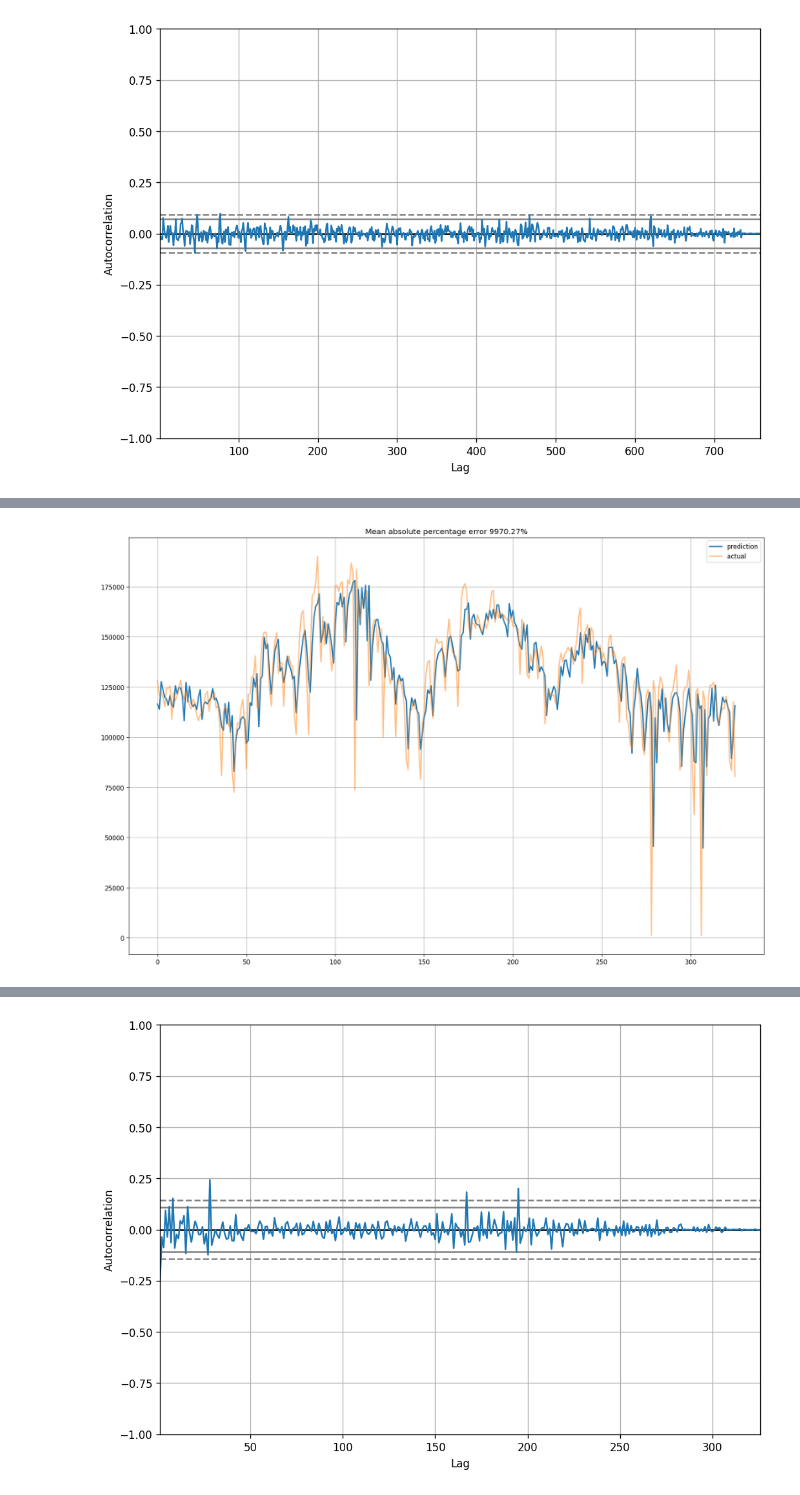
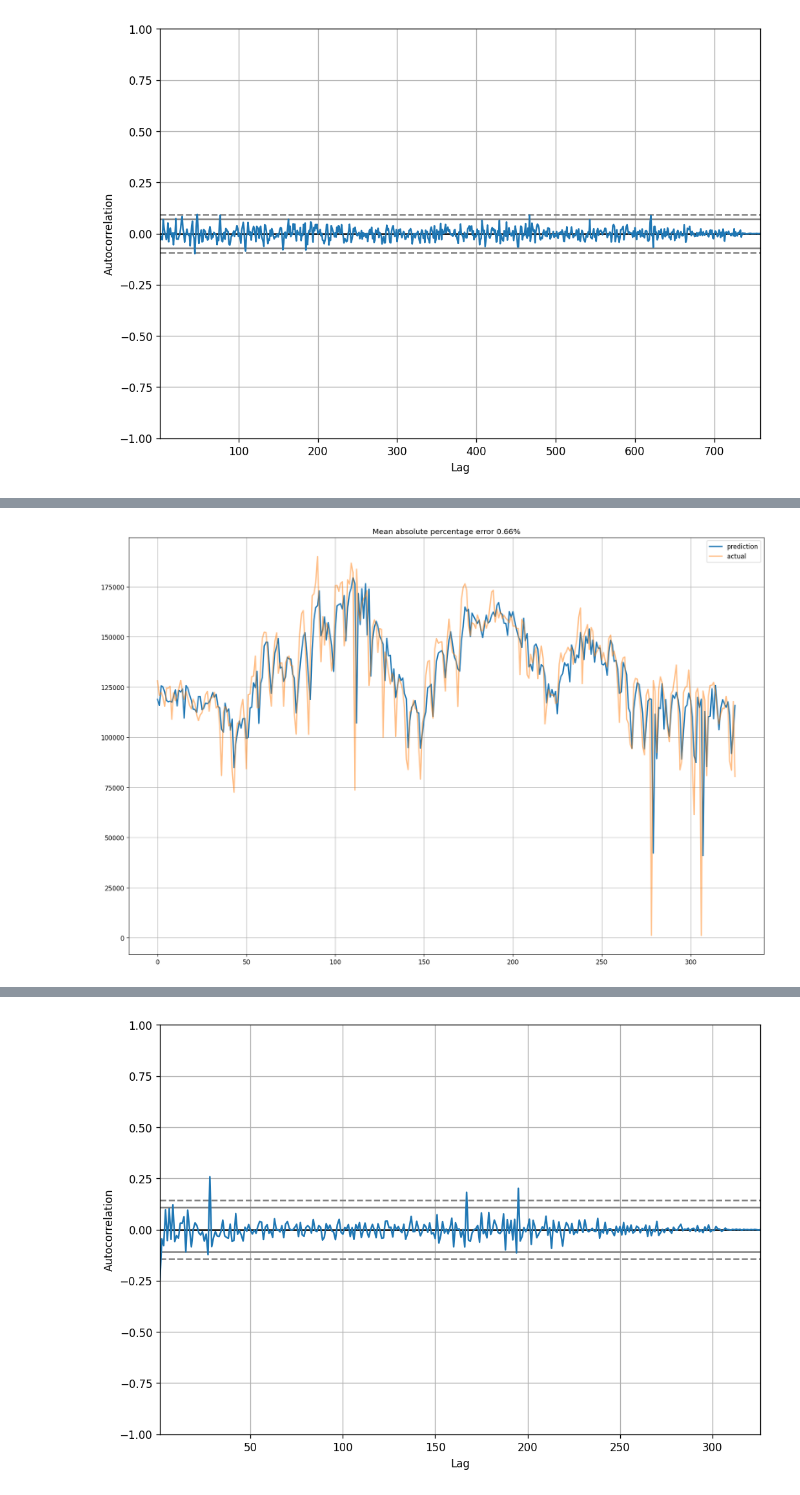
Before and after one commit to vsistla/w210-capstone-energyloadpredictor, a Jupyter notebook: model/PowerLoadPrediction-West Linear Model 24hrs.ipynb, the cells around one changed output, grey strips where cells are left out. Drawn from its saved outputs; the diff is of its cells as text; code cells hidden in the pictures.

```diff
--- a/model/PowerLoadPrediction-West Linear Model 24hrs.ipynb
+++ b/model/PowerLoadPrediction-West Linear Model 24hrs.ipynb
@@ -171,7 +171,7 @@ def timeseries_train_test_split(X, y, test_size):
 dataset.kW.plot()
 # %%
 y = power_data_west_24.dropna()['demand']
-X = power_data_west_24.dropna().drop(['demand'], axis=1)
+X = power_data_west_24.dropna().drop(['demand', 'temp', 'humidity'], axis=1)
 # %%
 X_train, X_test, y_train, y_test = timeseries_train_test_split(X, y, test_size=0.3)
 # %%
@@ -199,18 +199,7 @@ LinearRegression()
 from sklearn.metrics import r2_score, median_absolute_error, mean_absolute_error
 from sklearn.metrics import median_absolute_error, mean_squared_error, mean_squared_log_error
 from sklearn.metrics import mean_squared_error
-
-def mean_absolute_percentage_error(y_true, y_pred):
-    return np.mean(np.abs((y_true - y_pred) / y_true)) * 100
-
-def mean_absolute_error(y_true, y_pred):
-    return np.mean(np.abs((y_true - y_pred)))
-
-def mse_error(y_true, y_pred):
-    return mean_squared_error(y_true, y_pred, squared=True)
-
-def rmse_error(y_true, y_pred):
-    return mean_squared_error(y_true, y_pred, squared=False)
+from sklearn.metrics import mean_absolute_percentage_error
 # %%
 def plotModelTrainingResults(model, X_train=X_train, X_test=X_test):
 
@@ -285,31 +276,31 @@ RMSE:  8735.110953825359
 # %%
 def plotModelPredictions(model, X_train=X_train, X_test=X_test):
 
     prediction = model.predict(X_test)
 
     plt.figure(figsize=(15, 10))
     plt.plot(prediction, label="prediction", linewidth=2.0)
     plt.plot(y_test.values, label="actual", linewidth=2.0, alpha=0.5)
 
-    mape_error_var = mean_absolute_percentage_error(prediction, y_test)
-    mae_error_var = mean_absolute_error(prediction, y_test)
-    mse_error_var = mse_error(prediction, y_test)
-    rmse_error_var = rmse_error(prediction, y_test)
+    mape_error_var = mean_absolute_percentage_error(y_test, prediction)
+    mae_error_var = mean_absolute_error(y_test, prediction)
+    mse_error_var = mean_squared_error(y_test, prediction, squared=True)
+    rmse_error_var = mean_squared_error(y_test, prediction, squared=False)
 
-    plt.title("Mean absolute percentage error {0:.2f}%".format(mae_error_var))
+    plt.title("Mean absolute percentage error {0:.2f}%".format(mape_error_var))
     plt.legend(loc="best")
     plt.tight_layout()
     plt.grid(True);
 
     results = pd.DataFrame({'Actual':y_test,
                             'Prediction':prediction
                            })
 
     return results, mape_error_var, mae_error_var, mse_error_var, rmse_error_var
 
 results, mape_error_var, mae_error_var, mse_error_var, rmse_error_var = plotModelPredictions(lr)
 # %% [output]
-[figure, old version]
+[figure, new version]
 # %%
 results['residual'] = results['Actual'] - results['Prediction']
 # %%
```
Also changed, not shown: parts of 17 cells of this notebook, 4 other files.
